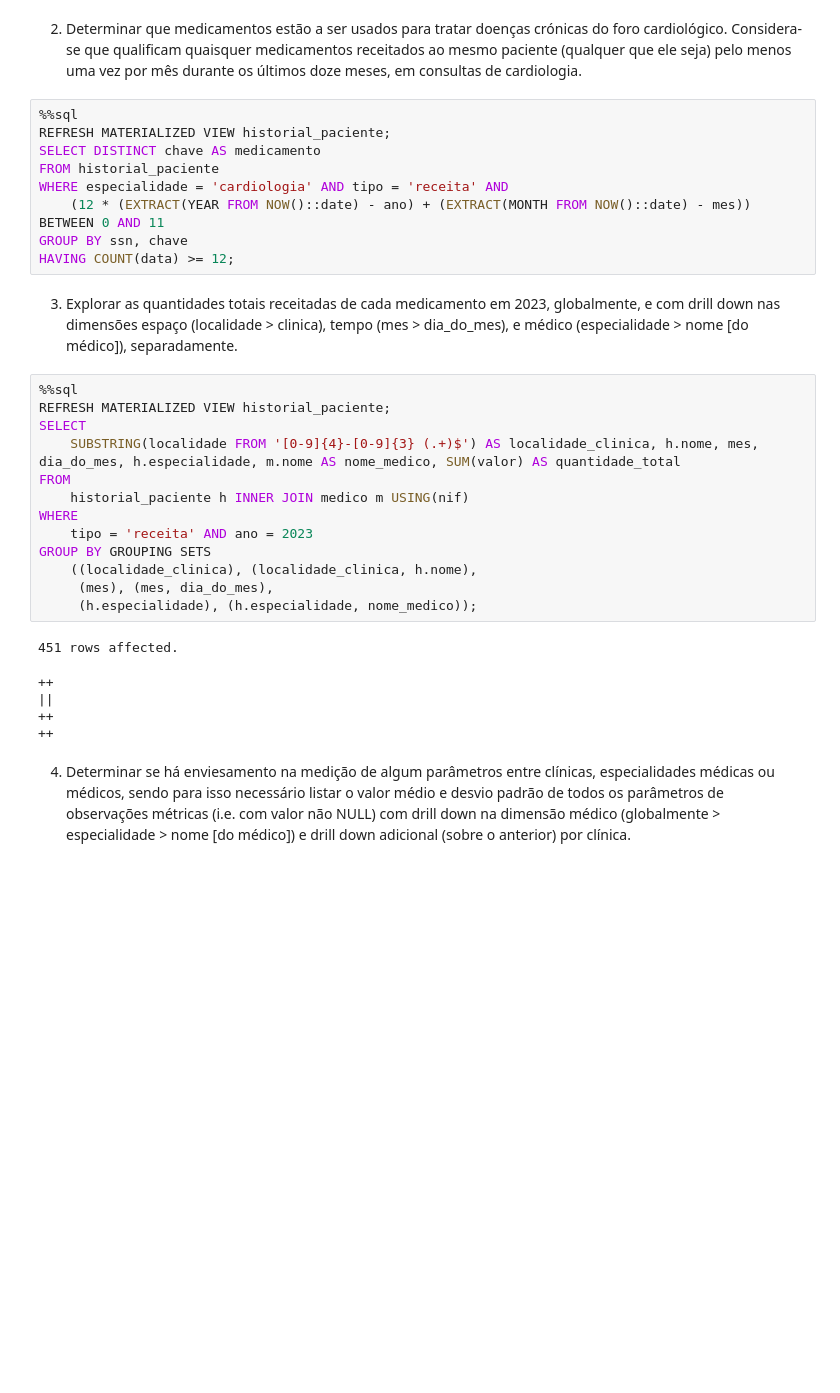
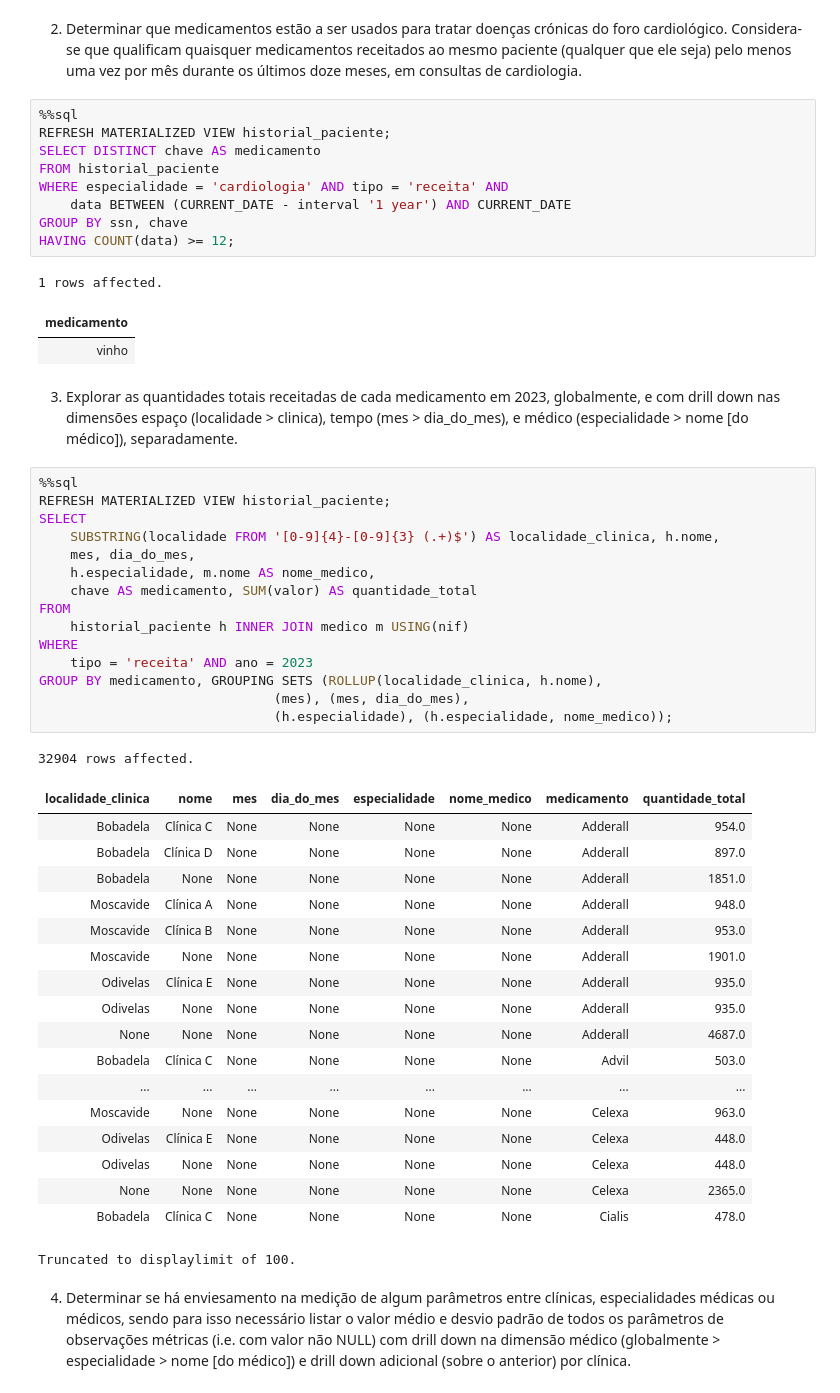
Before and after one commit to FilipeAlexCosta/DB-PROJECT-23-24, a Jupyter notebook: E2-report.ipynb, the cells around one changed output. Cells and saved outputs as stored; diff of their text form; blank space fills up the shorter version.

```diff
--- a/E2-report.ipynb
+++ b/E2-report.ipynb
@@ -280,30 +282,50 @@ REFRESH MATERIALIZED VIEW historial_paciente;
 SELECT DISTINCT chave AS medicamento
 FROM historial_paciente
 WHERE especialidade = 'cardiologia' AND tipo = 'receita' AND
-    (12 * (EXTRACT(YEAR FROM NOW()::date) - ano) + (EXTRACT(MONTH FROM NOW()::date) - mes)) BETWEEN 0 AND 11
+    data BETWEEN (CURRENT_DATE - interval '1 year') AND CURRENT_DATE
 GROUP BY ssn, chave
 HAVING COUNT(data) >= 12;
+# %% [output]
+1 rows affected.
+| medicamento |
+| vinho |
 # %% [markdown]
 3. Explorar as quantidades totais receitadas de cada medicamento em 2023, globalmente, e com drill down nas dimensões espaço (localidade > clinica), tempo (mes > dia_do_mes), e médico  (especialidade > nome \[do médico]), separadamente.
 # %%
 %%sql
 REFRESH MATERIALIZED VIEW historial_paciente;
 SELECT
-    SUBSTRING(localidade FROM '[0-9]{4}-[0-9]{3} (.+)$') AS localidade_clinica, h.nome, mes, dia_do_mes, h.especialidade, m.nome AS nome_medico, SUM(valor) AS quantidade_total
+    SUBSTRING(localidade FROM '[0-9]{4}-[0-9]{3} (.+)$') AS localidade_clinica, h.nome,
+    mes, dia_do_mes,
+    h.especialidade, m.nome AS nome_medico,
+    chave AS medicamento, SUM(valor) AS quantidade_total
 FROM
     historial_paciente h INNER JOIN medico m USING(nif)
 WHERE
     tipo = 'receita' AND ano = 2023
-GROUP BY GROUPING SETS
-    ((localidade_clinica), (localidade_clinica, h.nome),
-     (mes), (mes, dia_do_mes),
-     (h.especialidade), (h.especialidade, nome_medico));
+GROUP BY medicamento, GROUPING SETS (ROLLUP(localidade_clinica, h.nome),
+                              (mes), (mes, dia_do_mes),
+                              (h.especialidade), (h.especialidade, nome_medico));
 # %% [output]
-451 rows affected.
+32904 rows affected.
+| localidade_clinica | nome | mes | dia_do_mes | especialidade | nome_medico | medicamento | quantidade_total |
+| Bobadela | Clínica C | None | None | None | None | Adderall | 954.0 |
+| Bobadela | Clínica D | None | None | None | None | Adderall | 897.0 |
+| Bobadela | None | None | None | None | None | Adderall | 1851.0 |
+| Moscavide | Clínica A | None | None | None | None | Adderall | 948.0 |
+| Moscavide | Clínica B | None | None | None | None | Adderall | 953.0 |
+| Moscavide | None | None | None | None | None | Adderall | 1901.0 |
+| Odivelas | Clínica E | None | None | None | None | Adderall | 935.0 |
+| Odivelas | None | None | None | None | None | Adderall | 935.0 |
+| None | None | None | None | None | None | Adderall | 4687.0 |
+| Bobadela | Clínica C | None | None | None | None | Advil | 503.0 |
+| ... | ... | ... | ... | ... | ... | ... | ... |
+| Moscavide | None | None | None | None | None | Celexa | 963.0 |
+| Odivelas | Clínica E | None | None | None | None | Celexa | 448.0 |
+| Odivelas | None | None | None | None | None | Celexa | 448.0 |
+| None | None | None | None | None | None | Celexa | 2365.0 |
+| Bobadela | Clínica C | None | None | None | None | Cialis | 478.0 |
-++
-||
-++
-++
+Truncated to displaylimit of 100.
 # %% [markdown]
 4. Determinar se há enviesamento na medição de algum parâmetros entre clínicas, especialidades médicas ou médicos, sendo para isso necessário listar o valor médio e desvio padrão de todos os parâmetros de observações métricas (i.e. com valor não NULL) com drill down na dimensão médico (globalmente > especialidade > nome \[do médico]) e drill down adicional (sobre o anterior) por clínica.
 # %%
```
Also changed, not shown: parts of 2 cells of this notebook.
